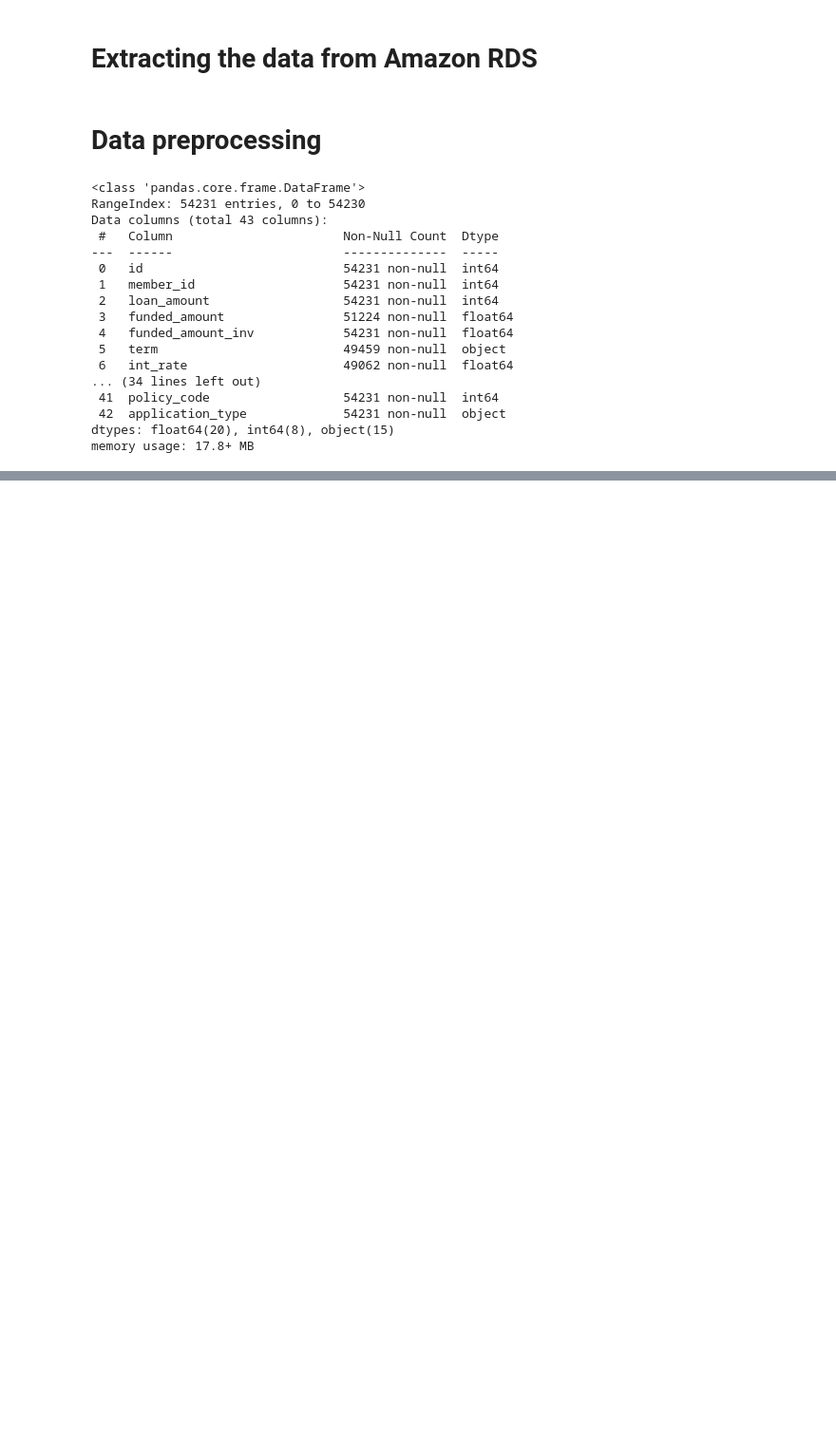
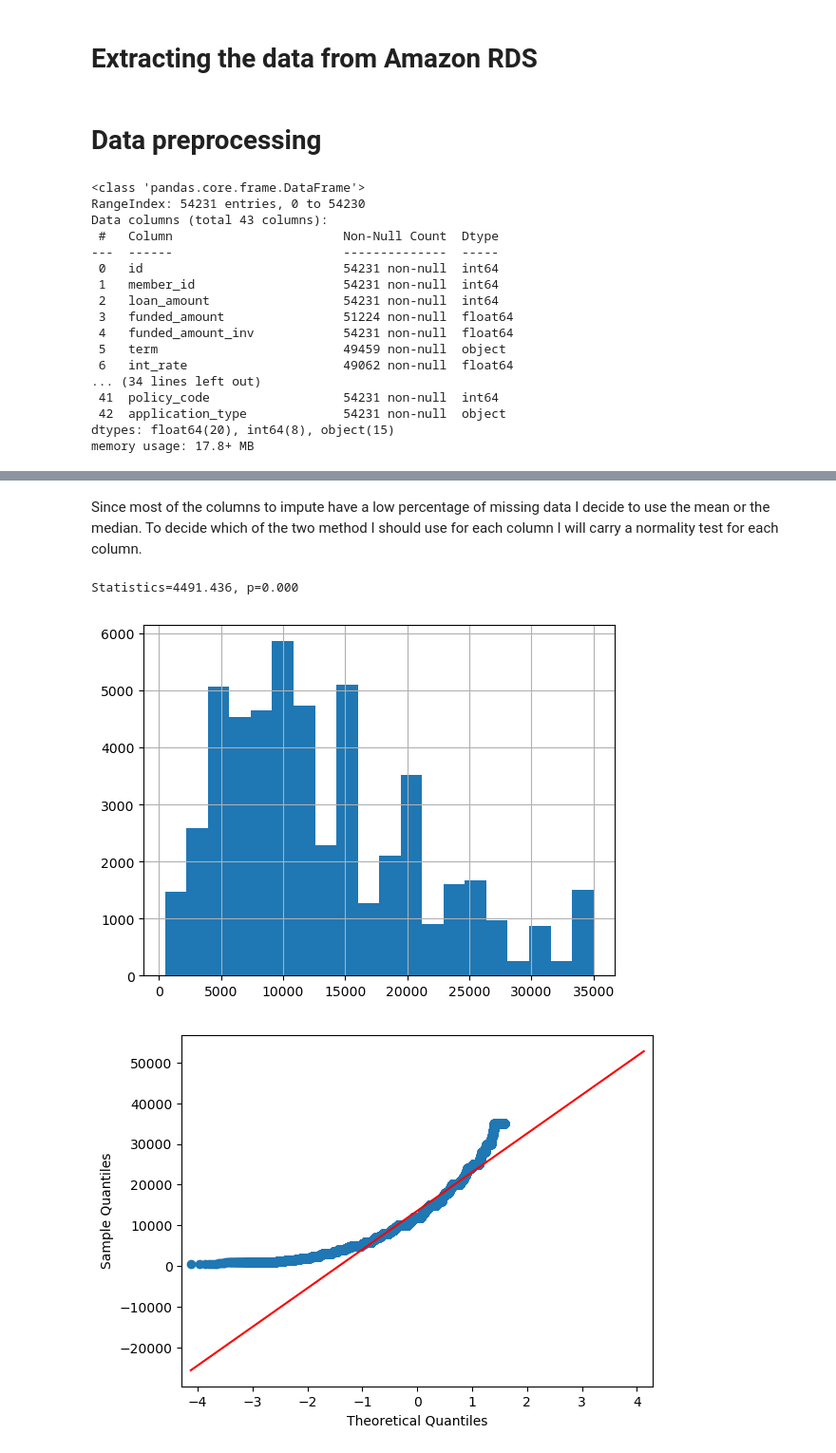
Before and after one commit to ChristianDaza/EDA_finance, a Jupyter notebook: SRC/EDA.ipynb, the cells around one changed output, grey strips where cells are left out. Shown at 95% size. Cells and saved outputs as stored; diff of their text form; code cells hidden in the pictures; blank space fills up the shorter version.

Commit message:
Carry imputations.

```diff
--- a/SRC/EDA.ipynb
+++ b/SRC/EDA.ipynb
@@ -206,0 +124,22 @@ dtype: float64
+# %% [markdown]
+Since most of the columns to impute have a low percentage of missing data I decide to use the mean or the median. To decide which of the two method I should use for each column I will carry a normality test for each column.
+# %%
+from scipy.stats import normaltest
+def norm_test(dataframe, column):
+    data = dataframe[column]
+    stat, p = normaltest(data, nan_policy='omit')
+    print('Statistics=%.3f, p=%.3f' % (stat, p))
+# %%
+from statsmodels.graphics.gofplots import qqplot
+from matplotlib import pyplot
+# Normality test
+norm_test(df_prep.dataframe, "funded_amount")
+# Historgram
+df_prep.dataframe["funded_amount"].hist(bins=20)
+# QQplot
+qq_plot = qqplot(df_prep.dataframe["funded_amount"], scale=1 ,line='q')
+pyplot.show()
+# %% [output]
+Statistics=4491.436, p=0.000
+[figure, added]
+[figure, added]
```
Also changed, not shown: parts of 20 cells of this notebook, 1 other file.
